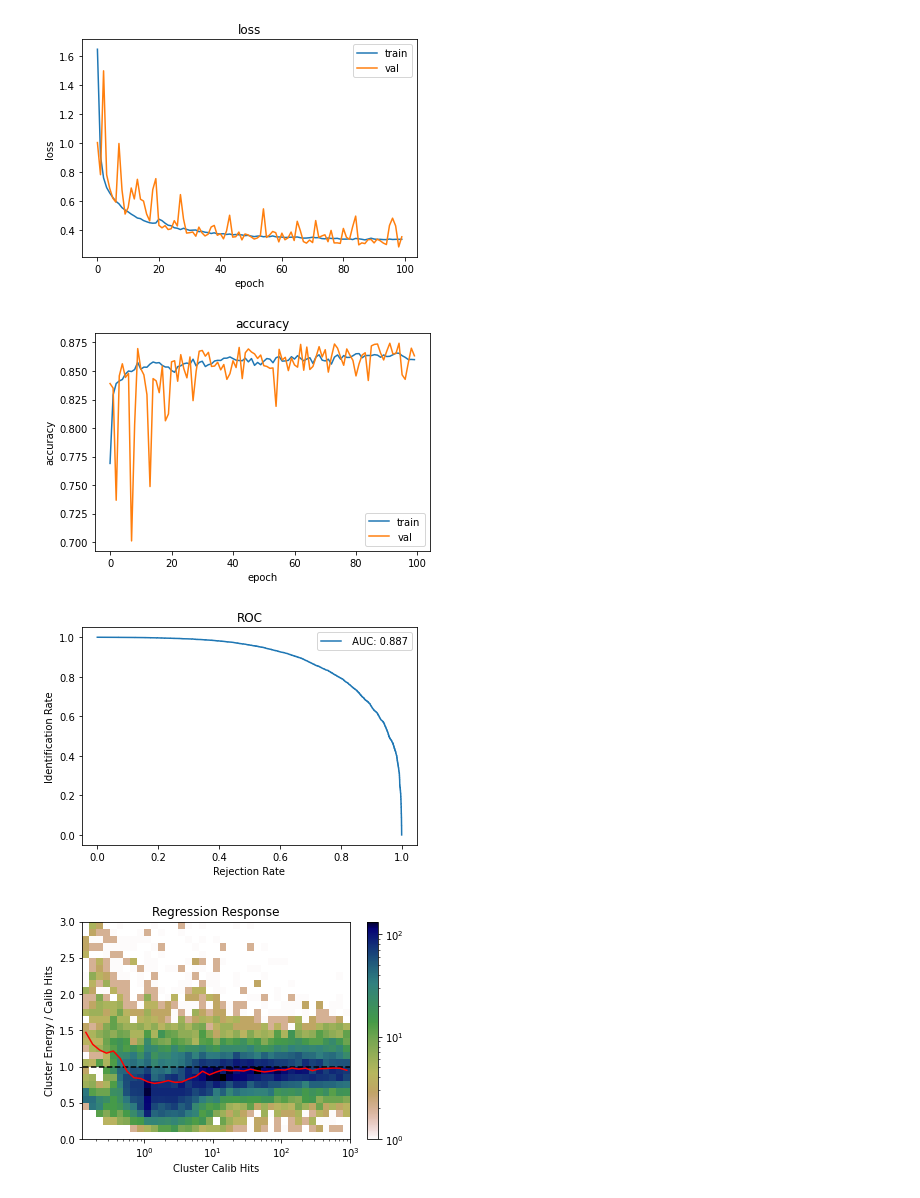
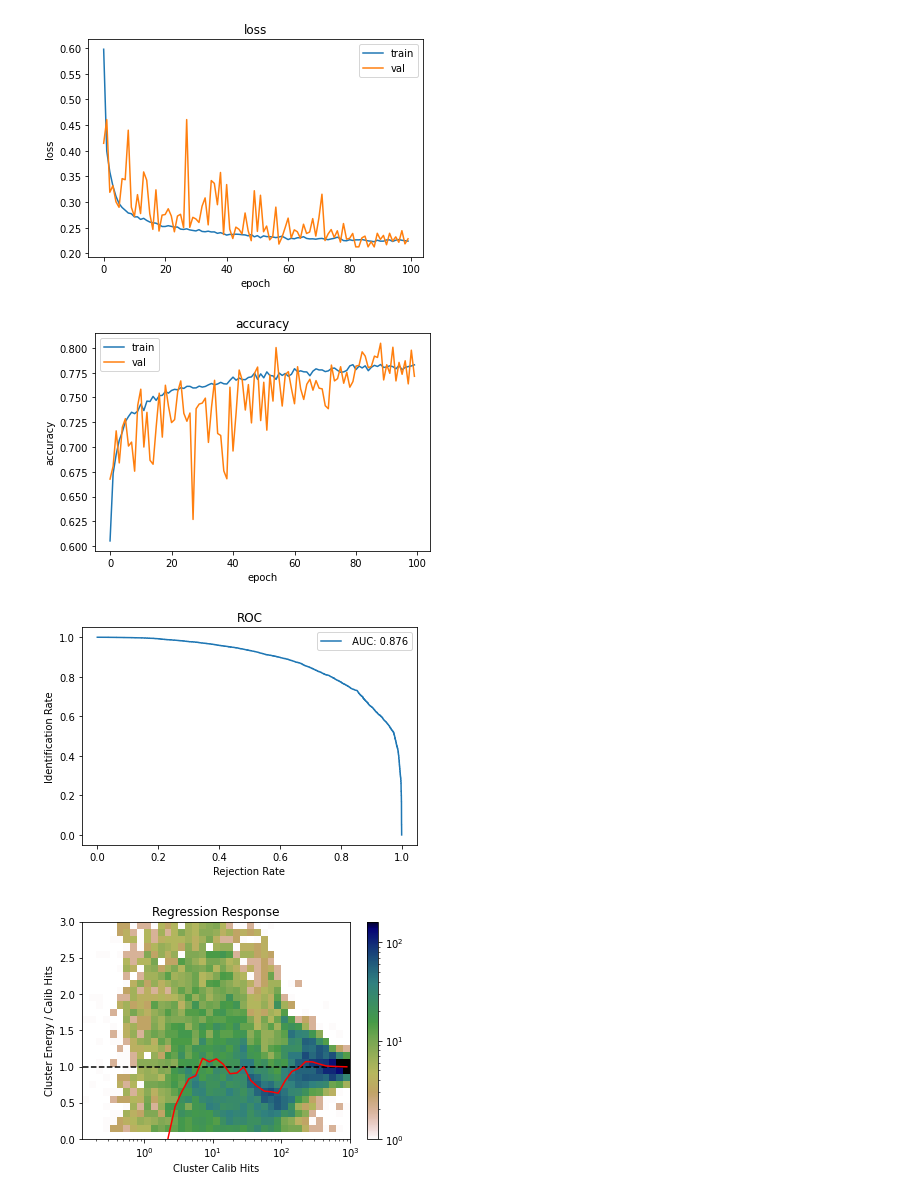
Before and after one commit to joshlerner/triumf-ml, a Jupyter notebook: PionReconstruction/PionTrainingExample.ipynb, the cells around one changed output. Drawn from its saved outputs; the diff is of its cells as text; code cells hidden in the pictures.

```diff
--- a/PionReconstruction/PionTrainingExample.ipynb
+++ b/PionReconstruction/PionTrainingExample.ipynb
@@ -46,7 +46,7 @@ orig_pred = np.concatenate((ak.flatten(pipm_data['cluster_E']),
 orig_target = np.concatenate((ak.flatten(pipm_data['cluster_ENG_CALIB_TOT']),
                               ak.flatten(pi0_data['cluster_ENG_CALIB_TOT']))).to_numpy()
 # %%
-norm = 'log' # 'log', 'std', or 'max'
+norm = 'std' # 'log', 'std', or 'max'
 
 if norm == 'log':
     scaler = None
@@ -173,39 +173,39 @@ x, y = next(test_generator.generator())
 loss_curve = Plotter(training, history=history, metric='loss')
 loss_curve.show()
 # %% [output]
-[figure, old version]
+[figure, new version]
 # %%
 accuracy_curve = Plotter(training, history=history, metric='accuracy')
 accuracy_curve.show()
 # %% [output]
-[figure, old version]
+[figure, new version]
 # %%
 ROC = Plotter(roc, pred=model.predict(x)[:,0], target=y[:,0])
 ROC.show()
 # %% [output]
-[figure, old version]
+[figure, new version]
 # %%
 if normalizer[0] == 'std':
     scaler = normalizer[1]
     fit_pred = scaler.inverse_transform(np.reshape(model.predict(x)[:,-1], (-1, 1))).reshape(-1,)
     fit_target = scaler.inverse_transform(np.reshape(y[:,-1], (-1, 1))).reshape(-1,)
 elif normalizer[0] == 'max':
     fit_pred = 2000*model.predict(x)[:,-1]
     fit_target = 2000*y[:,-1]
 elif normalizer[0] == 'log':
     fit_pred = np.exp(model.predict(x)[:,-1])
     fit_target = np.exp(y[:,-1])
 else:
     fit_pred = model.predict(x)[:, -1]
     fit_target = y[:, -1]
 
 reg = Plotter(regResponse,
               pred=fit_pred,
               target=fit_target,
-              stat=['mean'])
+              stat=['median'])
 reg.show()
 # %% [output]
-[figure, old version]
+[figure, new version]
 # %%
 reg = Plotter(regResponseOverlay,
               preds=[orig_pred, fit_pred],
```
Also changed, not shown: parts of 3 cells of this notebook, 1 other file.
